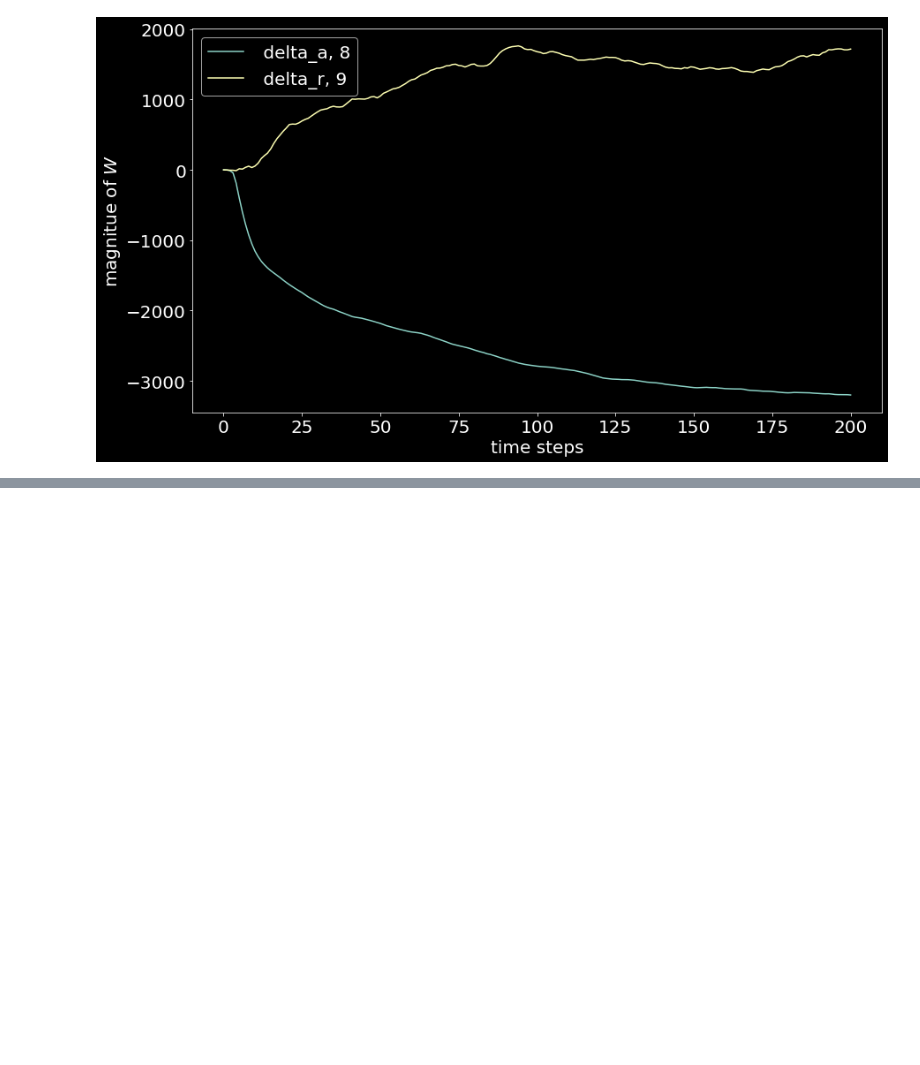
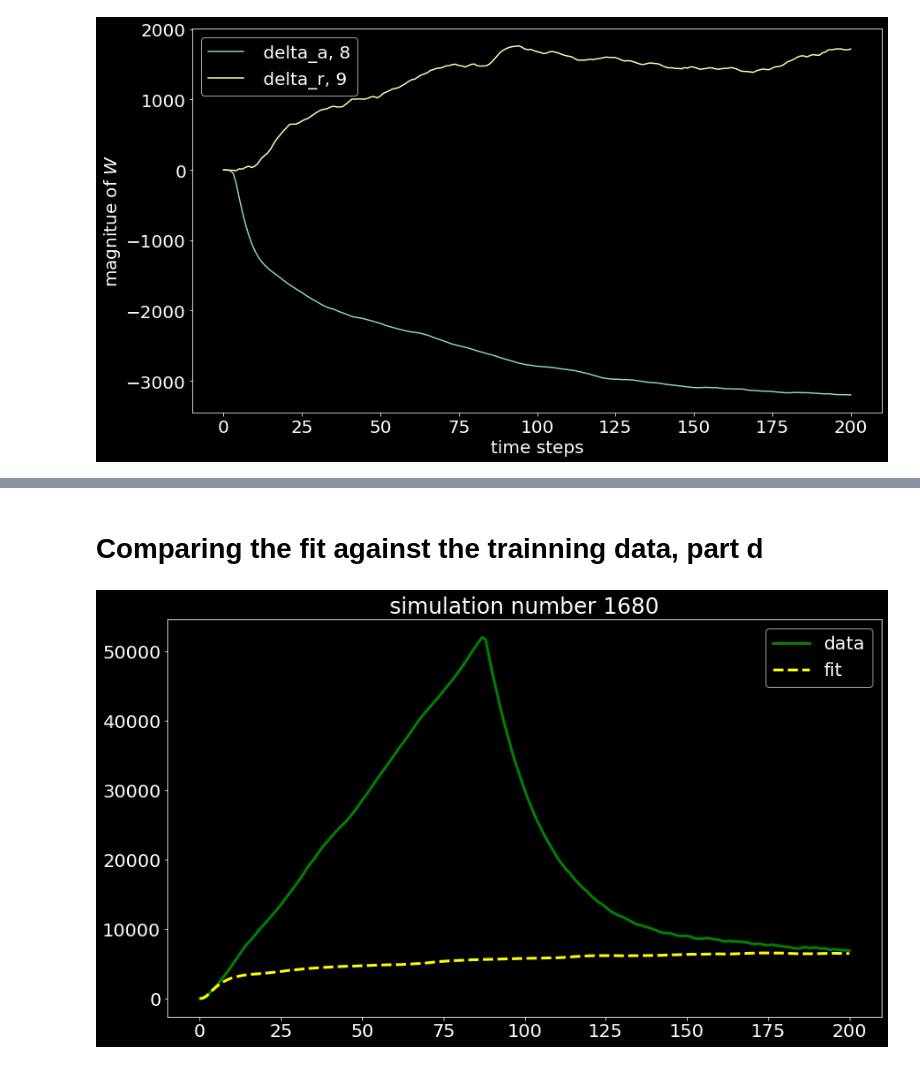
Before and after one commit to SunAndClouds/BlackyCat, a Jupyter notebook: Project BC.ipynb, the cells around one changed output, grey strips where cells are left out. Cells and saved outputs as stored; diff of their text form; code cells hidden in the pictures; blank space fills up the shorter version.

```diff
--- a/Project BC.ipynb
+++ b/Project BC.ipynb
@@ -120,0 +136,10 @@ plt.xlabel("time steps"), plt.ylabel("magnitue of $W$");
+# %% [markdown]
+# Comparing the fit against the trainning data, part d
+# %%
+i = np.random.choice(range(10000))
+plt.title(f"simulation number {i}")
+plt.plot(X[i], label="data", color="green", lw=3)
+plt.plot(theta[i]@W_qr, "--", color="yellow", lw=3, label="fit")
+plt.legend();
+# %% [output]
+[figure, added]
```
Also changed, not shown: parts of 8 cells of this notebook.
